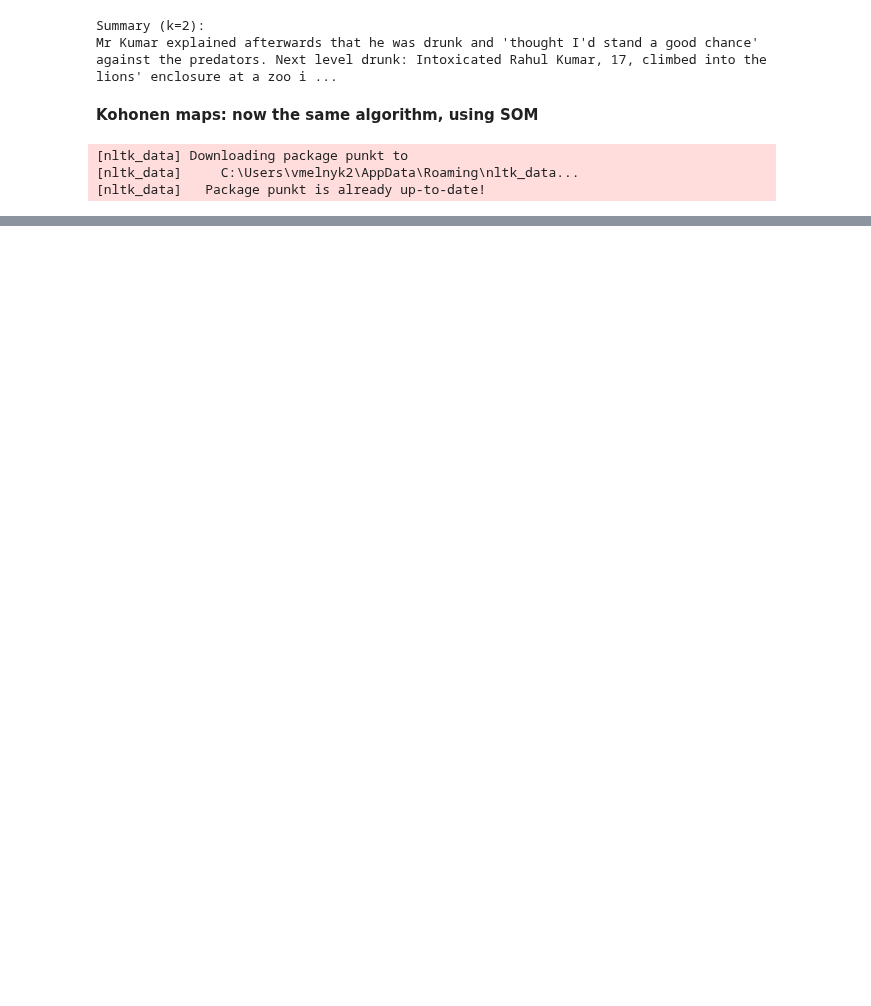
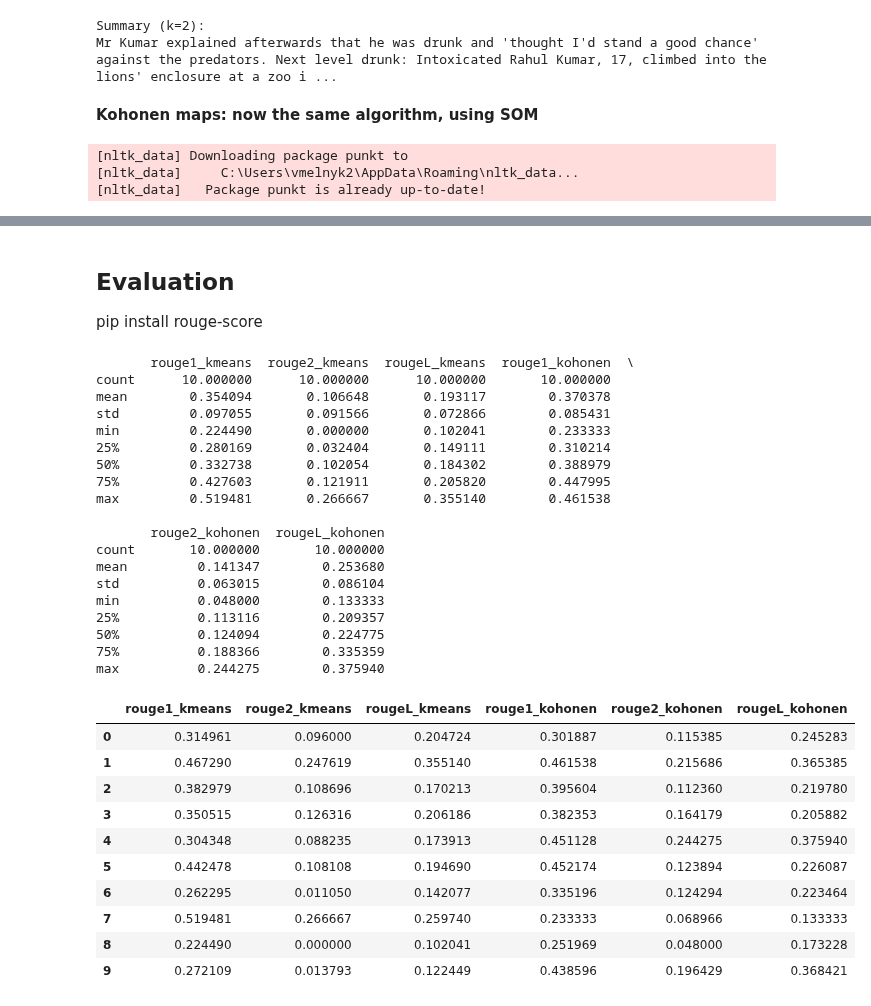
Before and after one commit to maxvonlancaster/nlp-fuzzy, a Jupyter notebook: src/summarization.ipynb, the cells around one changed output, grey strips where cells are left out. Cells and saved outputs as stored; diff of their text form; code cells hidden in the pictures; blank space fills up the shorter version.

```diff
--- a/src/summarization.ipynb
+++ b/src/summarization.ipynb
@@ -874,0 +874,76 @@ Error:
+# %% [markdown]
+## Evaluation
+
+pip install rouge-score
+# %%
+from rouge_score import rouge_scorer
+import pandas as pd
+
+df = pd.DataFrame(columns=["rouge1_kmeans", "rouge2_kmeans", "rougeL_kmeans", "rouge1_kohonen", "rouge2_kohonen", "rougeL_kohonen"])
+
+scorer = rouge_scorer.RougeScorer(
+    ["rouge1", "rouge2", "rougeL"],
+    use_stemmer=True
+)
+
+def compute_rouge_scores(reference: str, summary: str):
+    scores = scorer.score(reference, summary)
+    return scores
+
+take = 10
+for i in range(take):
+    ref = data.loc[i, "highlights"]
+    article = data.loc[i, "article"]
+
+    # KMeans summary
+    kmeans_summary_sentences = summarize_by_kmeans(article, k=3)
+    kmeans_summary = get_summary_text(kmeans_summary_sentences)
+    kmeans_scores = compute_rouge_scores(ref, kmeans_summary)
+
+    # Kohonen summary
+    kohonen_summary = summarize_by_som(article, n=3, build_plot=False)
+    kohonen_scores = compute_rouge_scores(ref, kohonen_summary)
+
+    # Store in DataFrame
+    df.loc[i] = [
+        kmeans_scores["rouge1"].fmeasure,
+        kmeans_scores["rouge2"].fmeasure,
+        kmeans_scores["rougeL"].fmeasure,
+        kohonen_scores["rouge1"].fmeasure,
+        kohonen_scores["rouge2"].fmeasure,
+        kohonen_scores["rougeL"].fmeasure,
+    ]
+
+print(df.describe())
+display(df)
+# %% [output]
+       rouge1_kmeans  rouge2_kmeans  rougeL_kmeans  rouge1_kohonen  \
+count      10.000000      10.000000      10.000000       10.000000
+mean        0.354094       0.106648       0.193117        0.370378
+std         0.097055       0.091566       0.072866        0.085431
+min         0.224490       0.000000       0.102041        0.233333
+25%         0.280169       0.032404       0.149111        0.310214
+50%         0.332738       0.102054       0.184302        0.388979
+75%         0.427603       0.121911       0.205820        0.447995
+max         0.519481       0.266667       0.355140        0.461538
+
+       rouge2_kohonen  rougeL_kohonen
+count       10.000000       10.000000
+mean         0.141347        0.253680
+std          0.063015        0.086104
+min          0.048000        0.133333
+25%          0.113116        0.209357
+50%          0.124094        0.224775
+75%          0.188366        0.335359
+max          0.244275        0.375940
+|  | rouge1_kmeans | rouge2_kmeans | rougeL_kmeans | rouge1_kohonen | rouge2_kohonen | rougeL_kohonen |
+| 0 | 0.314961 | 0.096000 | 0.204724 | 0.301887 | 0.115385 | 0.245283 |
+| 1 | 0.467290 | 0.247619 | 0.355140 | 0.461538 | 0.215686 | 0.365385 |
+| 2 | 0.382979 | 0.108696 | 0.170213 | 0.395604 | 0.112360 | 0.219780 |
+| 3 | 0.350515 | 0.126316 | 0.206186 | 0.382353 | 0.164179 | 0.205882 |
+| 4 | 0.304348 | 0.088235 | 0.173913 | 0.451128 | 0.244275 | 0.375940 |
+| 5 | 0.442478 | 0.108108 | 0.194690 | 0.452174 | 0.123894 | 0.226087 |
+| 6 | 0.262295 | 0.011050 | 0.142077 | 0.335196 | 0.124294 | 0.223464 |
+| 7 | 0.519481 | 0.266667 | 0.259740 | 0.233333 | 0.068966 | 0.133333 |
+| 8 | 0.224490 | 0.000000 | 0.102041 | 0.251969 | 0.048000 | 0.173228 |
+| 9 | 0.272109 | 0.013793 | 0.122449 | 0.438596 | 0.196429 | 0.368421 |
```
Also changed, not shown: parts of 4 cells of this notebook, 3 other files.
